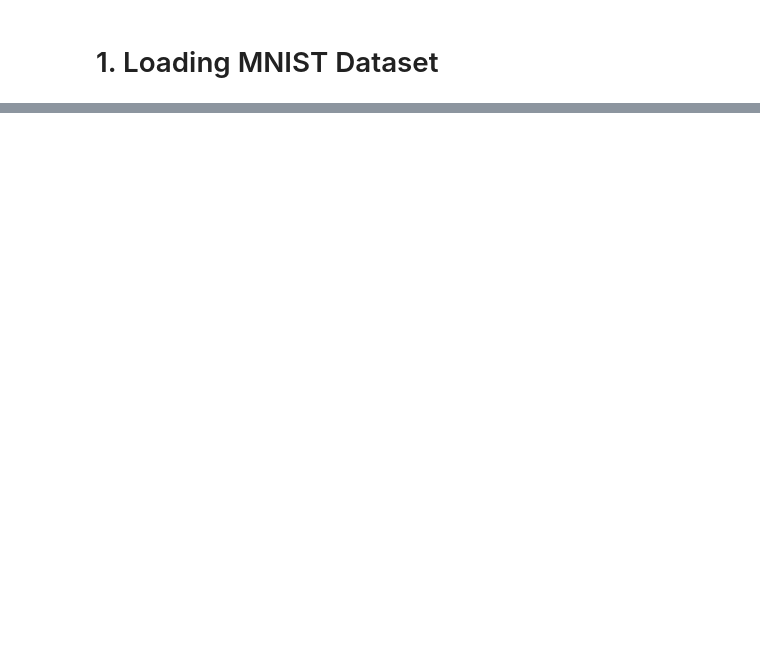
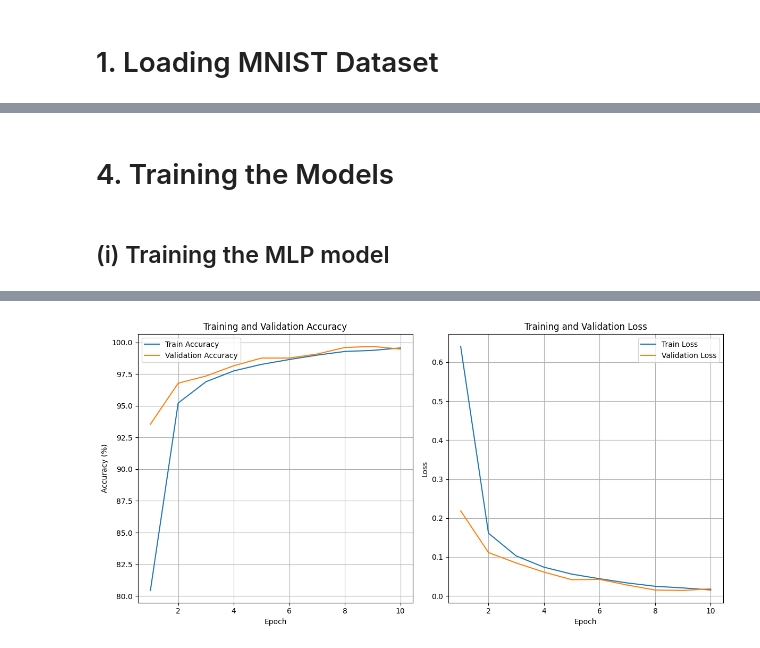
Before and after one commit to batchusuryateja/Handwritten-Digit-Recognition-with-LeNet5-Model-in-Pytorch, a Jupyter notebook: Hand Written Digit Recognition.ipynb, the cells around one changed output, grey strips where cells are left out. Drawn from its saved outputs; the diff is of its cells as text; code cells hidden in the pictures; blank space fills up the shorter version.

```diff
--- a/Hand Written Digit Recognition.ipynb
+++ b/Hand Written Digit Recognition.ipynb
@@ -69,0 +126,8 @@ plt.show()
+# %%
+train_size = int(0.8 * len(dataset))
+val_size = len(dataset) - train_size
+
+train_set, val_set = random_split(dataset, [train_size, val_size])
+
+train_loader = DataLoader(train_set, batch_size=64, shuffle=True)
+val_loader = DataLoader(val_set, batch_size=64, shuffle=False)
@@ -69,0 +234,26 @@ plt.show()
+# %%
+# Created LeNet5 Model CLass
+import torch.nn as nn
+import torch.nn.functional as F
+
+class LeNet5(nn.Module):
+    def __init__(self):
+        super(LeNet5, self).__init__()
+        self.conv1 = nn.Conv2d(1, 6, kernel_size=5)
+        self.conv2 = nn.Conv2d(6, 16, kernel_size=5)
+        self.fc1 = nn.Linear(16*4*4, 120)
+        self.fc2 = nn.Linear(120, 84)
+        self.fc3 = nn.Linear(84, 10)
+
+    def forward(self, x):
+        x = F.relu(self.conv1(x))
+        x = F.max_pool2d(x, 2)
+        x = F.relu(self.conv2(x))
+        x = F.max_pool2d(x, 2)
+        x = x.view(-1, 16*4*4)
+        x = F.relu(self.fc1(x))
+        x = F.relu(self.fc2(x))
+        x = self.fc3(x)
+        return x
+
+model = LeNet5()
@@ -69,0 +281,2 @@ plt.show()
+# %% [markdown]
+# 4. Training the Models
@@ -69,0 +360,11 @@ plt.show()
+# %% [markdown]
+## (i) Training the MLP model
+# %%
+# Instantiate the model, criterion, and optimizer
+model = MLP().to(device)
+criterion = nn.CrossEntropyLoss()
+optimizer = optim.SGD(model.parameters(), lr=0.01, momentum=0.9)
+
+# Train the model
+MLP_model = train_model(model, train_loader, val_loader, criterion, optimizer, device)
+# %% [output]
@@ -69,0 +381 @@ plt.show()
+[figure, added]
```
Also changed, not shown: parts of 45 cells of this notebook.
